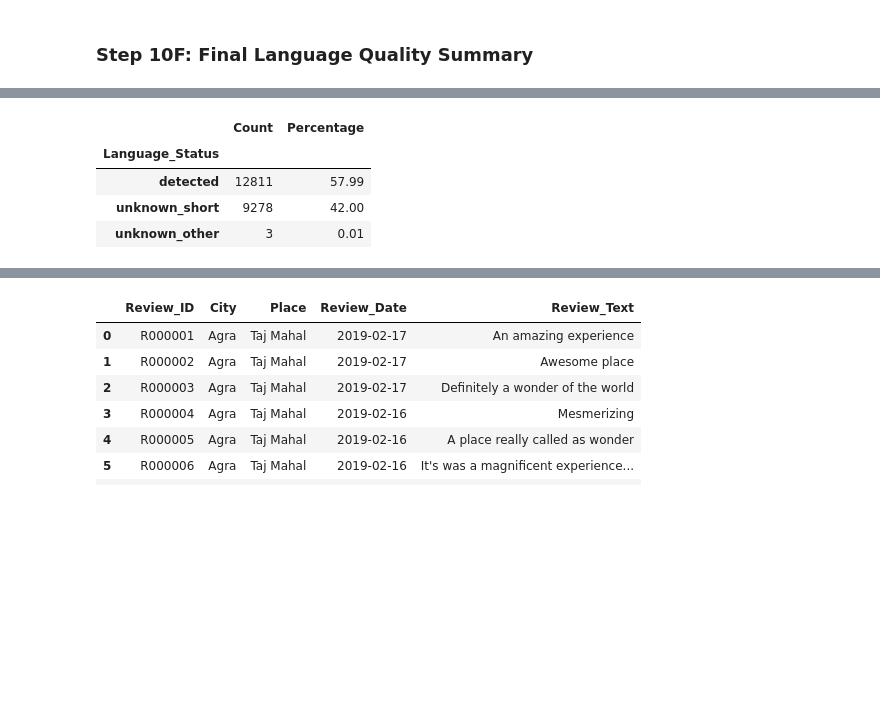
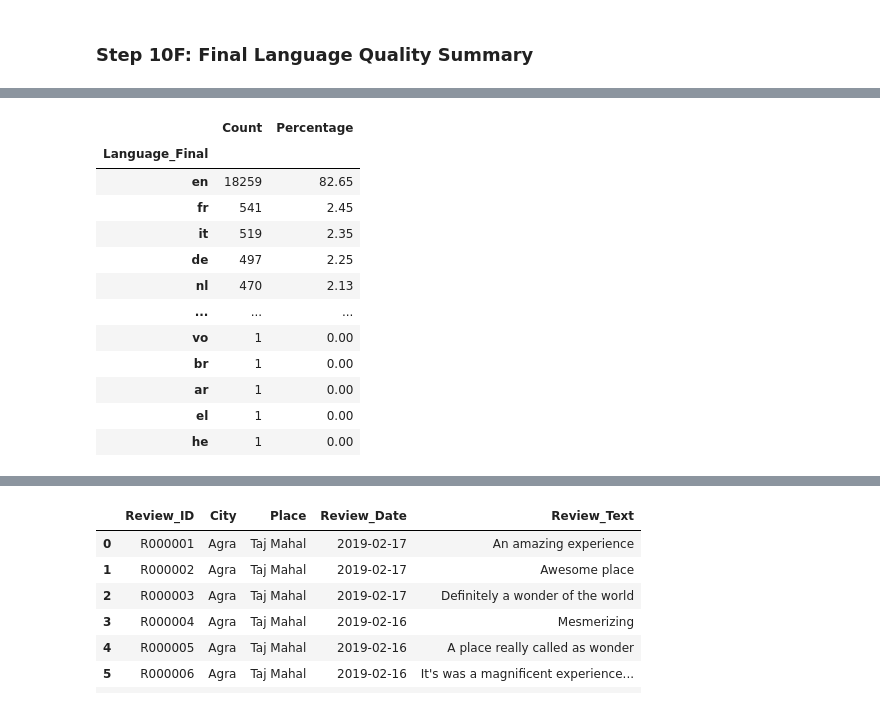
Before and after one commit to Suva200/sentiment-drift-analysis-tourism-reviews, a Jupyter notebook: preprocessing.ipynb, the cells around one changed output, grey strips where cells are left out. Drawn from its saved outputs; the diff is of its cells as text; code cells hidden in the pictures; blank space fills up the shorter version.

```diff
--- a/preprocessing.ipynb
+++ b/preprocessing.ipynb
@@ -773,0 +805,4 @@ display(
+# %%
+from lingua import LanguageDetectorBuilder
+
+detector = LanguageDetectorBuilder.from_all_languages().build()
@@ -773,0 +905,10 @@ display(
+# %%
+# Example: recheck reviews with 3 words or fewer
+short_mask = df["Word_Count"] <= 3
+
+print("Short reviews to recheck:", short_mask.sum())
+
+df.loc[short_mask, "Language_Final"] = (
+    df.loc[short_mask, "Review_Text"]
+      .apply(detect_language_langid)
+)
@@ -774,24 +946,69 @@ display(
 # %% [markdown]
 ### Step 10F: Final Language Quality Summary
 # %%
+
 total = len(df)
 
+# Final language distribution
+language_counts = df["Language_Final"].value_counts(dropna=False)
+
 summary = pd.DataFrame({
-    "Count": df["Language_Status"].value_counts(),
+    "Count": language_counts,
     "Percentage": (
-        df["Language_Status"].value_counts(normalize=True) * 100
+        df["Language_Final"]
+        .value_counts(normalize=True, dropna=False) * 100
     ).round(2)
 })
 
-print("FINAL LANGUAGE STATUS")
+print("=" * 60)
+print("FINAL LANGUAGE QUALITY SUMMARY")
+print("=" * 60)
+
+print("\nFinal detected languages:")
 display(summary)
 
-print("\nDetected languages:")
+# English / Non-English / Unknown summary
+english_count = (df["Language_Final"] == "en").sum()
+unknown_count = (df["Language_Final"] == "unknown").sum()
+
+non_english_count = (
+    (df["Language_Final"] != "en") &
+    (df["Language_Final"] != "unknown") &
+    (df["Language_Final"].notna())
+).sum()
+
+status_summary = pd.DataFrame({
+    "Count": [
+        english_count,
+        non_english_count,
+        unknown_count
+    ],
+    "Percentage": [
+        round(english_count / total * 100, 2),
+        round(non_english_count / total * 100, 2),
+        round(unknown_count / total * 100, 2)
+    ]
+},
+index=[
+    "English",
+    "Non-English",
+    "Unknown"
+])
+
+print("\nLanguage Status:")
+display(status_summary)
+
+print("\nTop 15 detected languages:")
 print(
-    df.loc[df["Language_Status"] == "detected", "Language"]
-      .value_counts()
-      .head(15)
+    df["Language_Final"]
+    .value_counts()
+    .head(15)
 )
 
 print("\nDataset size:", f"{total:,}")
+
+print(
+    "Unknown reviews remaining:",
+    f"{unknown_count:,}"
+)
 # %% [output]
@@ -799,5 +1020,13 @@ FINAL LANGUAGE STATUS
 |  | Count | Percentage |
-| Language_Status |  |  |
-| detected | 12811 | 57.99 |
-| unknown_short | 9278 | 42.00 |
-| unknown_other | 3 | 0.01 |
+| Language_Final |  |  |
+| en | 18259 | 82.65 |
+| fr | 541 | 2.45 |
+| it | 519 | 2.35 |
+| de | 497 | 2.25 |
+| nl | 470 | 2.13 |
+| ... | ... | ... |
+| vo | 1 | 0.00 |
+| br | 1 | 0.00 |
+| ar | 1 | 0.00 |
+| el | 1 | 0.00 |
+| he | 1 | 0.00 |
```
Also changed, not shown: parts of 64 cells of this notebook, 4 other files.
